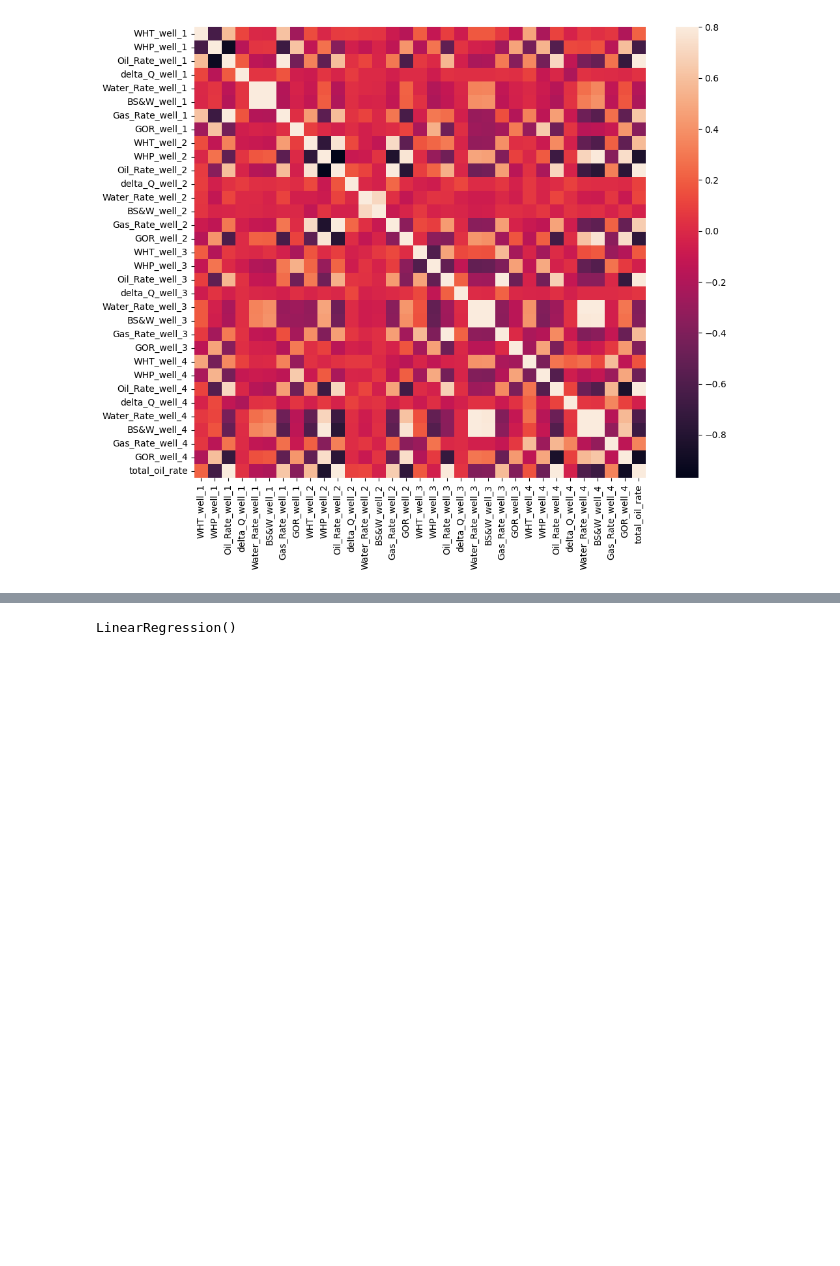
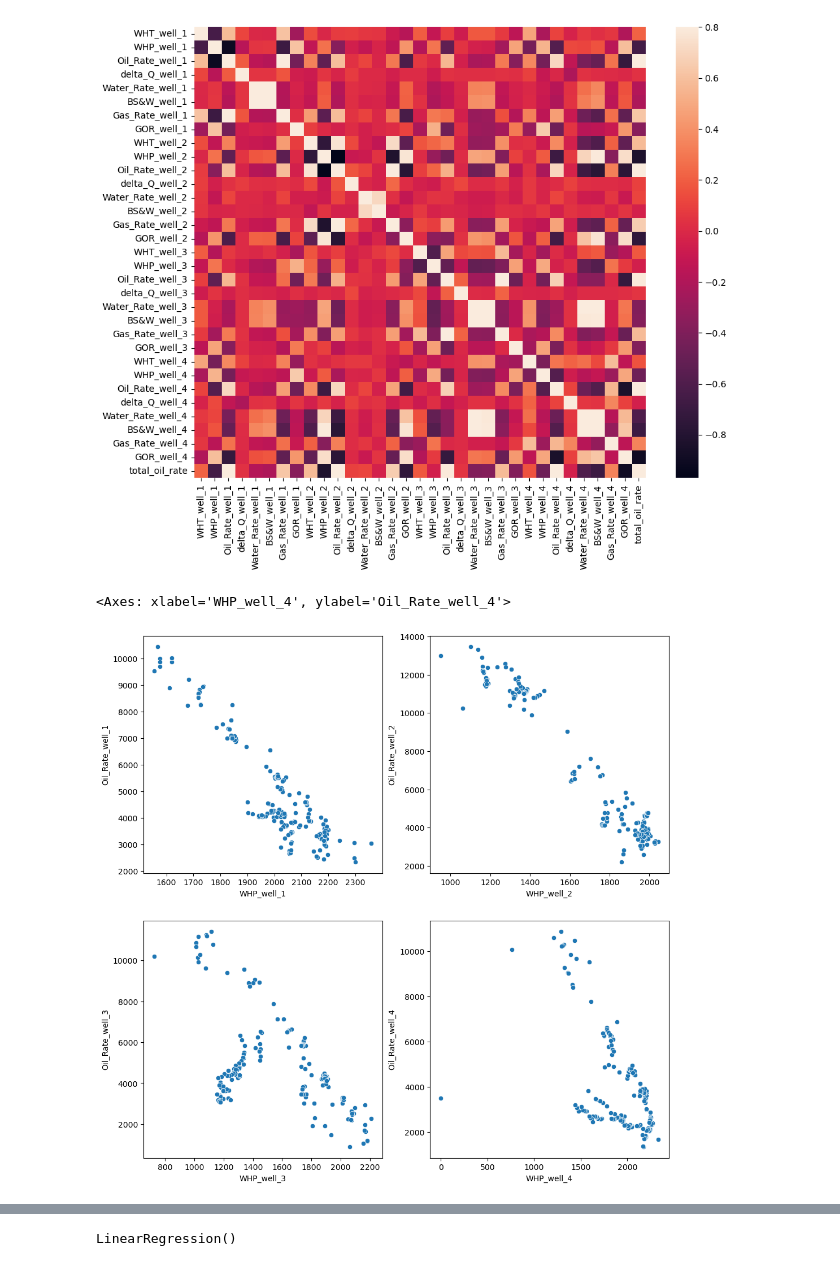
Before and after one commit to aliyusifov99/back-allocation-using-machine-learning, a Jupyter notebook: main.ipynb, the cells around one changed output, grey strips where cells are left out. Cells and saved outputs as stored; diff of their text form; code cells hidden in the pictures; blank space fills up the shorter version.

```diff
--- a/main.ipynb
+++ b/main.ipynb
@@ -548,6 +555,16 @@ f, ax = plt.subplots(figsize=(12, 9))
 sns.heatmap(corrmat, vmax=.8, square=True);
 # %% [output]
 [figure]
+# %%
+#visulize the correlation between oil rates and WHP for all the wells using scatter plot
+fig, ax = plt.subplots(2, 2, figsize=(12, 12))
+sns.scatterplot(x='WHP_well_1', y='Oil_Rate_well_1', data=df, ax=ax[0,0])
+sns.scatterplot(x='WHP_well_2', y='Oil_Rate_well_2', data=df, ax=ax[0,1])
+sns.scatterplot(x='WHP_well_3', y='Oil_Rate_well_3', data=df, ax=ax[1,0])
+sns.scatterplot(x='WHP_well_4', y='Oil_Rate_well_4', data=df, ax=ax[1,1])
+# %% [output]
+<Axes: xlabel='WHP_well_4', ylabel='Oil_Rate_well_4'>
+[figure, added]
 # %%
 #create x and y variables in which x has WHP for all wells and y has Oil_Rate for all wells
 x = df[['WHP_well_1', 'WHP_well_2', 'WHP_well_3', 'WHP_well_4', 'total_oil_rate']]
```
Also changed, not shown: parts of 16 cells of this notebook, 1 other file.
